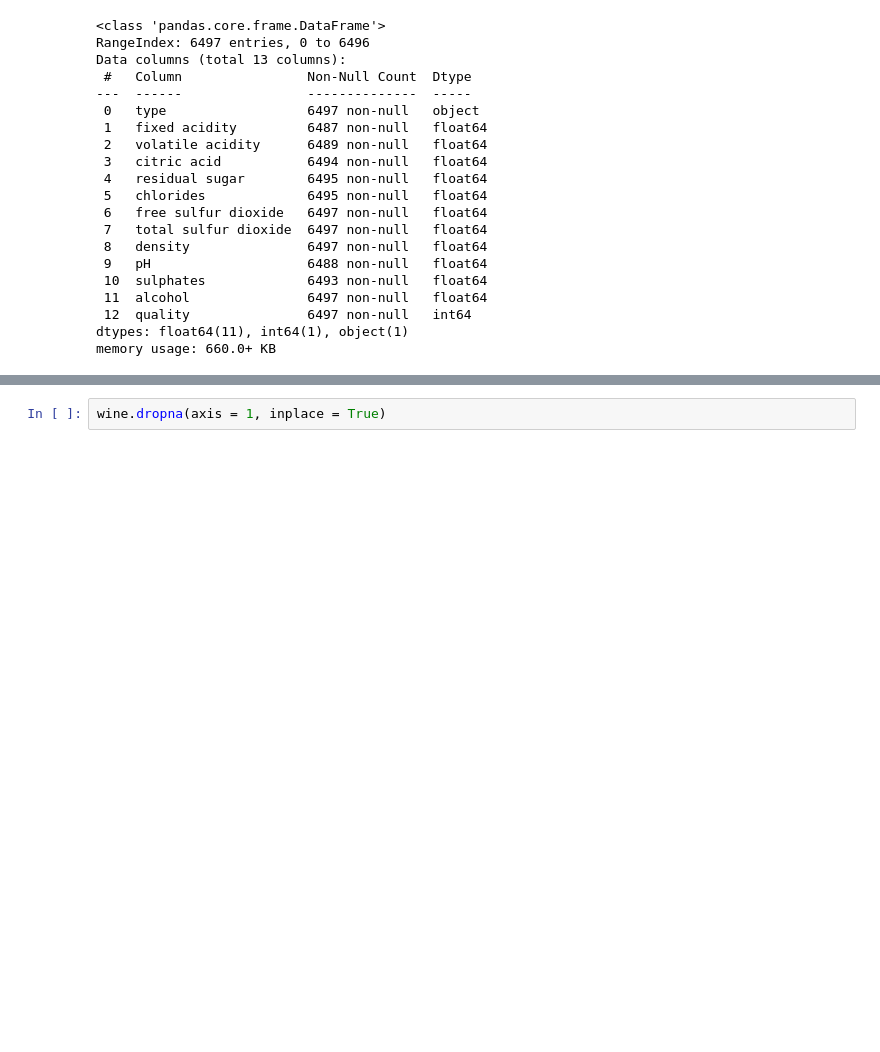
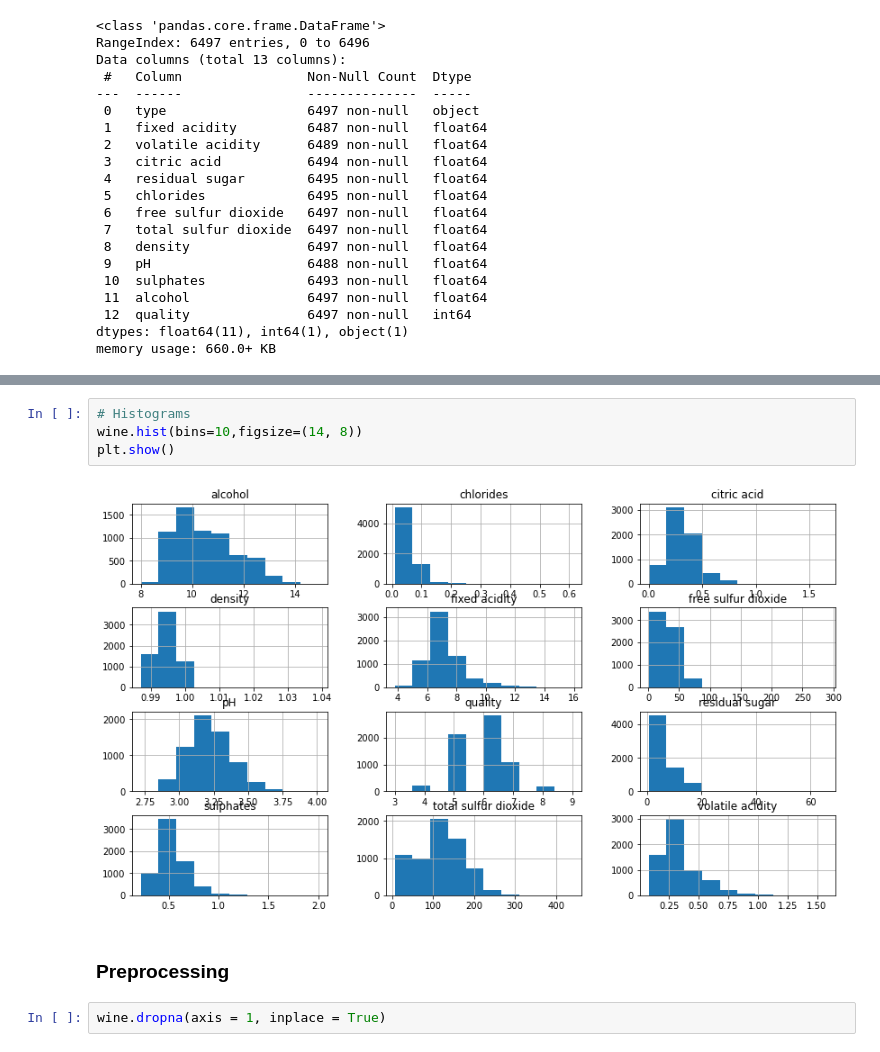
Before and after one commit to ivabu/Scikit-Learn-ML_predicting-wine-quality, a Jupyter notebook: Sklearn.ipynb, the cells around one changed output, grey strips where cells are left out. Cells and saved outputs as stored; diff of their text form; blank space fills up the shorter version.

```diff
--- a/Sklearn.ipynb
+++ b/Sklearn.ipynb
@@ -47,3 +73,11 @@ memory usage: 660.0+ KB
+# %%
+# Histograms
+wine.hist(bins=10,figsize=(14, 8))
+plt.show()
+# %% [output]
+[figure, added]
+# %% [markdown]
+### Preprocessing
 # %%
 wine.dropna(axis = 1, inplace = True)
 # %%
```
Also changed, not shown: parts of 17 cells of this notebook.
